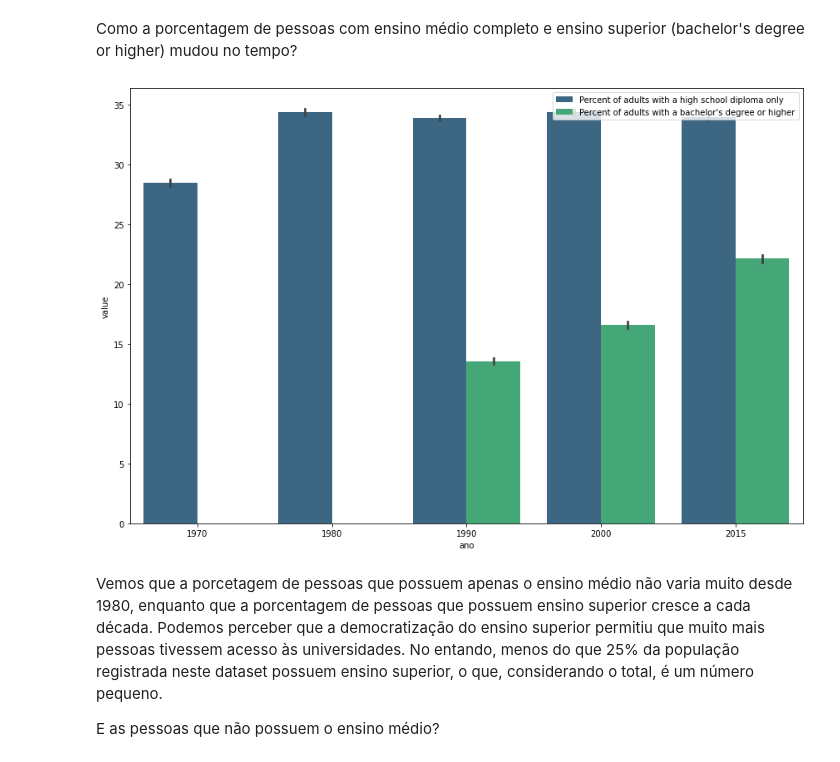
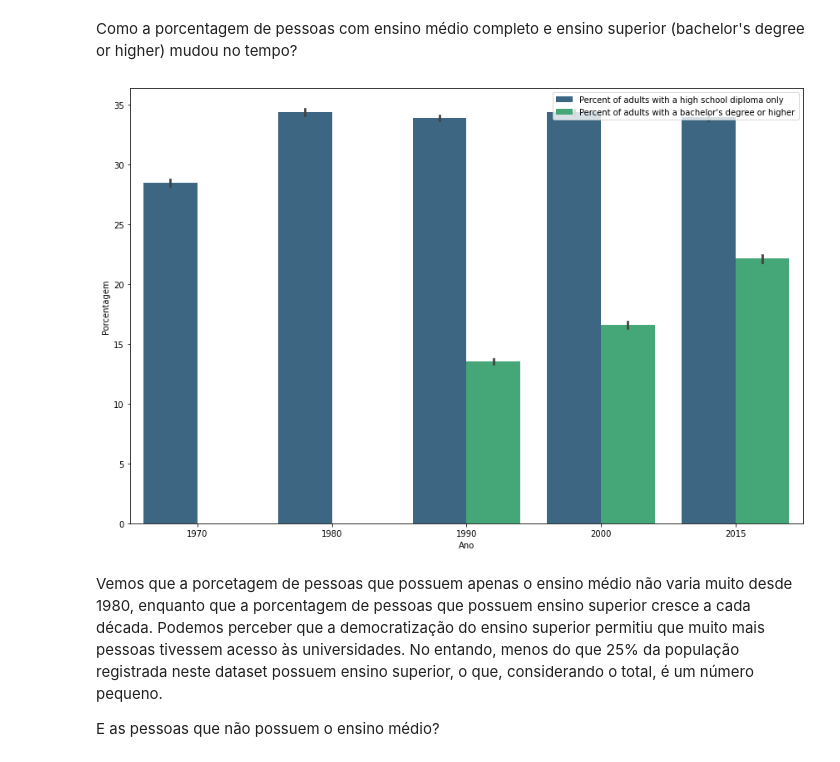
Before and after one commit to micheldearaujo/02-Analise_de_Dados-CIn, a Jupyter notebook: Análise_Dados.ipynb, the cells around one changed output. Cells and saved outputs as stored; diff of their text form; code cells hidden in the pictures.

```diff
--- a/Análise_Dados.ipynb
+++ b/Análise_Dados.ipynb
@@ -154,7 +183,7 @@ educacao.head()
 # %% [markdown]
 A primeira coisa de podemos fazer para melhorar a estrutura deste DataFrame é transformá-lo do formado largo para longo. Assim, ficará muito mais intuitivo e simples de manipular e fazer gráficos. Para fazer isto, irei utilizar a função melt() do próprio pandas. Esta função reune todas as colunas não informadas como argumento e as transforma em forma de linhas de uma única coluna, enquanto que os outros valores serão redistribuídos e duplicados.
 # %%
-educacao = pd.melt(educacao, id_vars=["FIPS Code", "State", "Area name", "City/Suburb/Town/Rural 2013"])
-educacao.head()
+escolaridade = pd.melt(escolaridade, id_vars=["FIPS Code", "State", "Area name", "City/Suburb/Town/Rural 2013"])
+escolaridade.head()
 # %% [output]
 |  | FIPS Code | State | Area name | City/Suburb/Town/Rural 2013 | variable | value |
@@ -189,4 +222,4 @@ Deu certo. Agora o próximo passo é separar as variáveis dos anos, criando uma
 # %%
-educacao[['variavel', 'ano']] = educacao.variable.str.split(', ', expand=True)
-educacao = educacao.drop('variable', axis=1)
+escolaridade[['nivelEscolaridade', 'Ano']] = escolaridade.variable.str.split(', ', expand=True)
+escolaridade = escolaridade.drop('variable', axis=1)
 # %%
@@ -207,6 +241,9 @@ def mudar_tipo(row):
     else:
         return row
 # %%
-educacao['value'] = educacao['value'].apply(mudar_tipo)
+# Aplicando a transformação de tipo
+escolaridade['value'] = escolaridade['value'].apply(mudar_tipo)
+# Renomeando a coluna 'value'
+escolaridade = escolaridade.rename(columns={"value": "Porcentagem"})
 # %%
 # Verificando os tipos
@@ -231,4 +268,6 @@ Agora precisamos tratar a coluna "ano". A partir do ano de 2015 temos uma str "2
 # %%
-educacao['ano'] = educacao.ano.apply(lambda x: x.replace("2015-19", '2015'))
-educacao['ano'] = educacao.ano.apply(lambda x: int(x))
+# Removendo o "19" do ano e deixando apenas o 2015
+escolaridade['Ano'] = escolaridade.Ano.apply(lambda x: x.replace("2015-19", '2015'))
+# Transformando o tipo
+escolaridade['Ano'] = escolaridade.Ano.apply(lambda x: int(x))
 # %%
@@ -539,21 +735,21 @@ array(['Less than a high school diploma', 'High school diploma only',
 # %% [markdown]
 Como a porcentagem de pessoas com ensino médio completo e ensino superior (bachelor's degree or higher) mudou no tempo?
 # %%
-ensino_medio_superior = educacao[(educacao.variavel == "Percent of adults with a high school diploma only") |
-                                 (educacao.variavel == "Percent of adults with a bachelor's degree or higher")]
+ensino_medio_superior = escolaridade[(escolaridade.nivelEscolaridade == "Percent of adults with a high school diploma only") |
+                                 (escolaridade.nivelEscolaridade == "Percent of adults with a bachelor's degree or higher")]
 
 plt.figure(figsize=(12,8))
 
 sns.barplot(data=ensino_medio_superior,
-           x='ano',
-           y='value',
-           hue='variavel',
+           x='Ano',
+           y='Porcentagem',
+           hue='nivelEscolaridade',
            palette='viridis')
 plt.legend(loc='upper right')
 plt.tight_layout()
 plt.show()
 # %% [output]
-[figure, old version]
+[figure, new version]
 # %% [markdown]
 Vemos que a porcetagem de pessoas que possuem apenas o ensino médio não varia muito desde 1980, enquanto que a porcentagem de pessoas que possuem ensino superior cresce a cada década. Podemos perceber que a democratização do ensino superior permitiu que muito mais pessoas tivessem acesso às universidades. No entando, menos do que 25% da população registrada neste dataset possuem ensino superior, o que, considerando o total, é um número pequeno.
 
```
Also changed, not shown: parts of 108 cells of this notebook.
